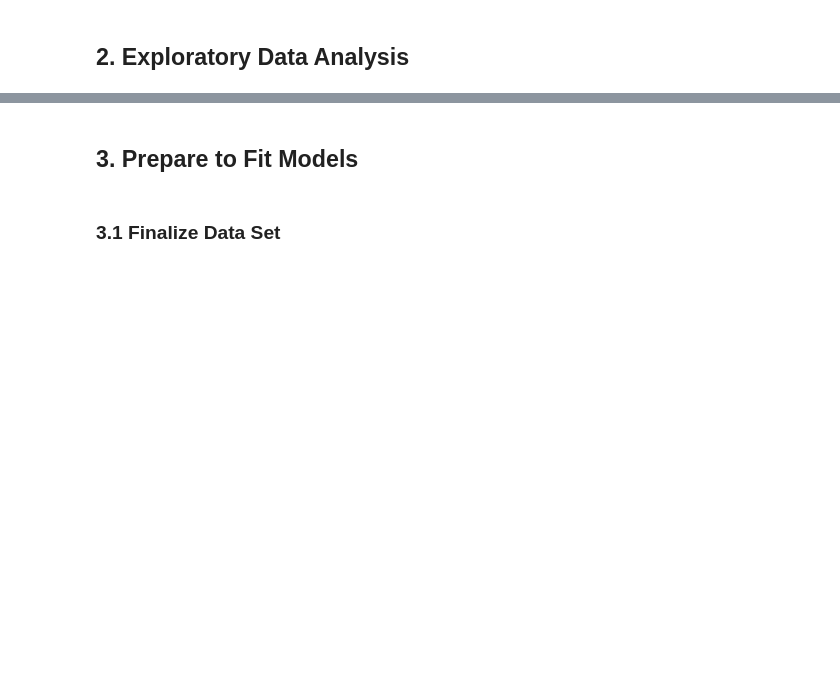
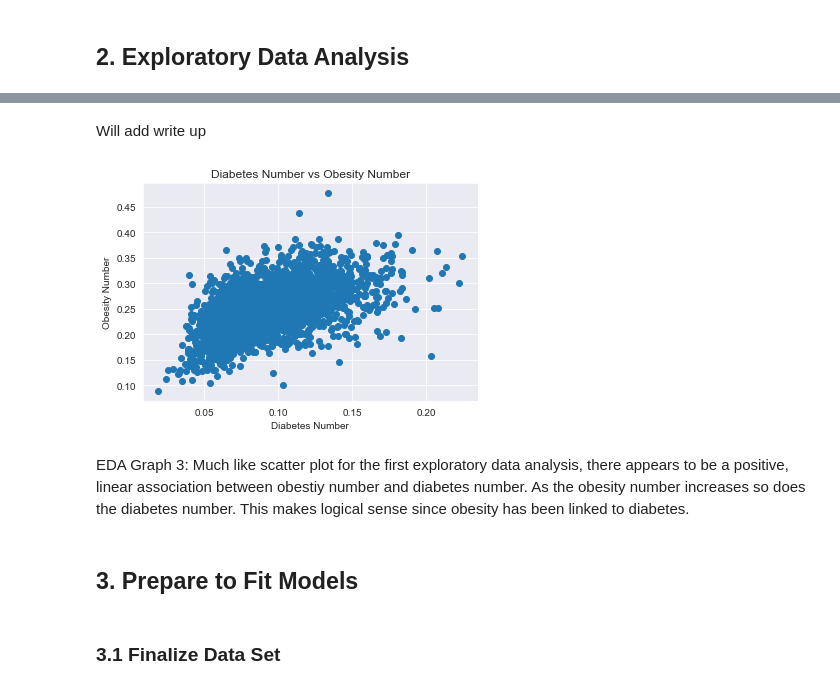
Before and after one commit to aramburoc/CSS_Project2_Group1, a Jupyter notebook: Project 2 Students.ipynb, the cells around one changed output, grey strips where cells are left out. Cells and saved outputs as stored; diff of their text form; code cells hidden in the pictures; blank space fills up the shorter version.

```diff
--- a/Project 2 Students.ipynb
+++ b/Project 2 Students.ipynb
@@ -139,3 +292,16 @@ diabetes = diabetes.drop(columns=______)
+# %% [markdown]
+Will add write up
+# %%
+#EDA Graph 3
+plt.scatter(diabetes['Diabetes_Number'], diabetes["Obesity_Number"])
+plt.title("Diabetes Number vs Obesity Number")
+plt.xlabel("Diabetes Number")
+plt.ylabel("Obesity Number")
+plt.show()
+# %% [output]
+[figure, added]
+# %% [markdown]
+EDA Graph 3: Much like scatter plot for the first exploratory data analysis, there appears to be a positive, linear association between obestiy number and diabetes number. As the obesity number increases so does the diabetes number. This makes logical sense since obesity has been linked to diabetes.
 # %% [markdown]
 ## 3. Prepare to Fit Models
 # %% [markdown]
```
Also changed, not shown: parts of 20 cells of this notebook.
